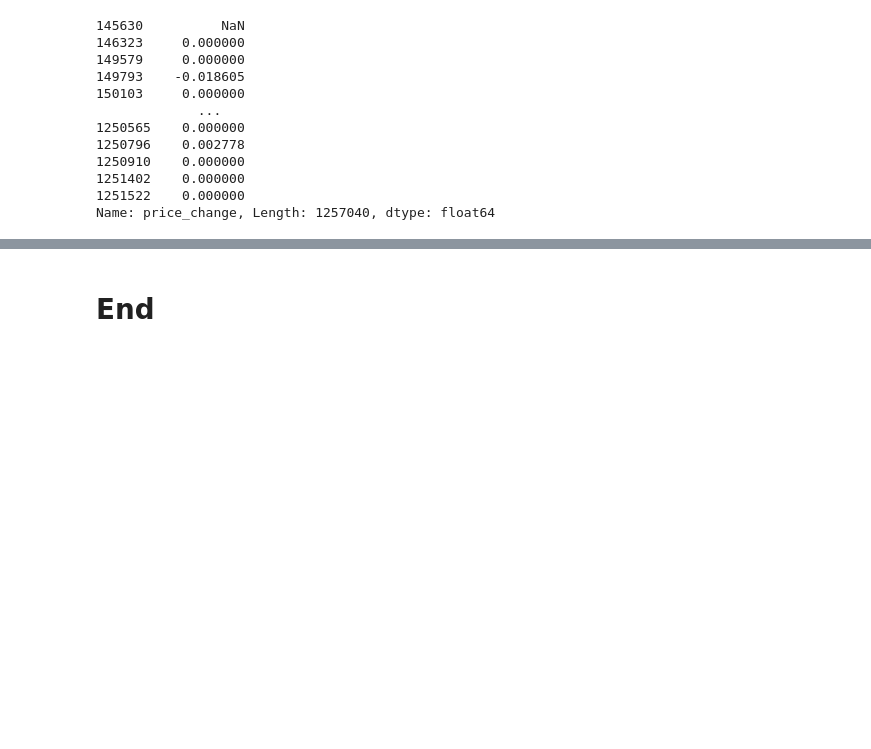
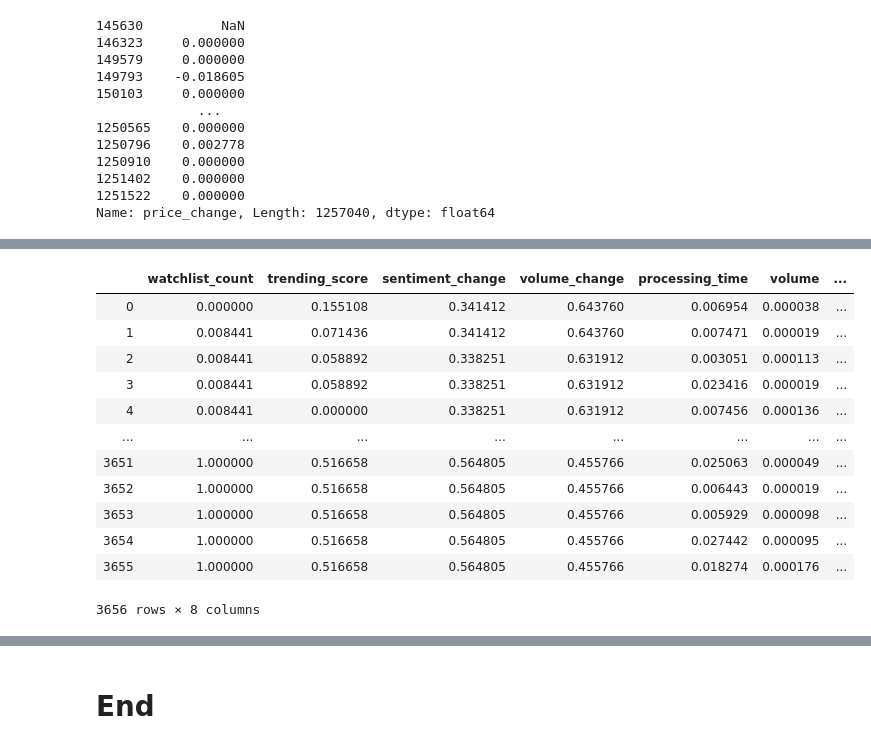
Before and after one commit to jcanque777/stock_market_data_prediction, a Jupyter notebook: msft_data.ipynb, the cells around one changed output, grey strips where cells are left out. Cells and saved outputs as stored; diff of their text form; code cells hidden in the pictures; blank space fills up the shorter version.

```diff
--- a/msft_data.ipynb
+++ b/msft_data.ipynb
@@ -1530,0 +1596,16 @@ df.head()
+# %%
+df_m_s = df_m_s(frac=1)
+# %% [output]
+|  | watchlist_count | trending_score | sentiment_change | volume_change | processing_time | volume | ... |
+| 0 | 0.000000 | 0.155108 | 0.341412 | 0.643760 | 0.006954 | 0.000038 | ... |
+| 1 | 0.008441 | 0.071436 | 0.341412 | 0.643760 | 0.007471 | 0.000019 | ... |
+| 2 | 0.008441 | 0.058892 | 0.338251 | 0.631912 | 0.003051 | 0.000113 | ... |
+| 3 | 0.008441 | 0.058892 | 0.338251 | 0.631912 | 0.023416 | 0.000019 | ... |
+| 4 | 0.008441 | 0.000000 | 0.338251 | 0.631912 | 0.007456 | 0.000136 | ... |
+| ... | ... | ... | ... | ... | ... | ... | ... |
+| 3651 | 1.000000 | 0.516658 | 0.564805 | 0.455766 | 0.025063 | 0.000049 | ... |
+| 3652 | 1.000000 | 0.516658 | 0.564805 | 0.455766 | 0.006443 | 0.000019 | ... |
+| 3653 | 1.000000 | 0.516658 | 0.564805 | 0.455766 | 0.005929 | 0.000098 | ... |
+| 3654 | 1.000000 | 0.516658 | 0.564805 | 0.455766 | 0.027442 | 0.000095 | ... |
+| 3655 | 1.000000 | 0.516658 | 0.564805 | 0.455766 | 0.018274 | 0.000176 | ... |
+3656 rows × 8 columns
```
Also changed, not shown: parts of 22 cells of this notebook.
